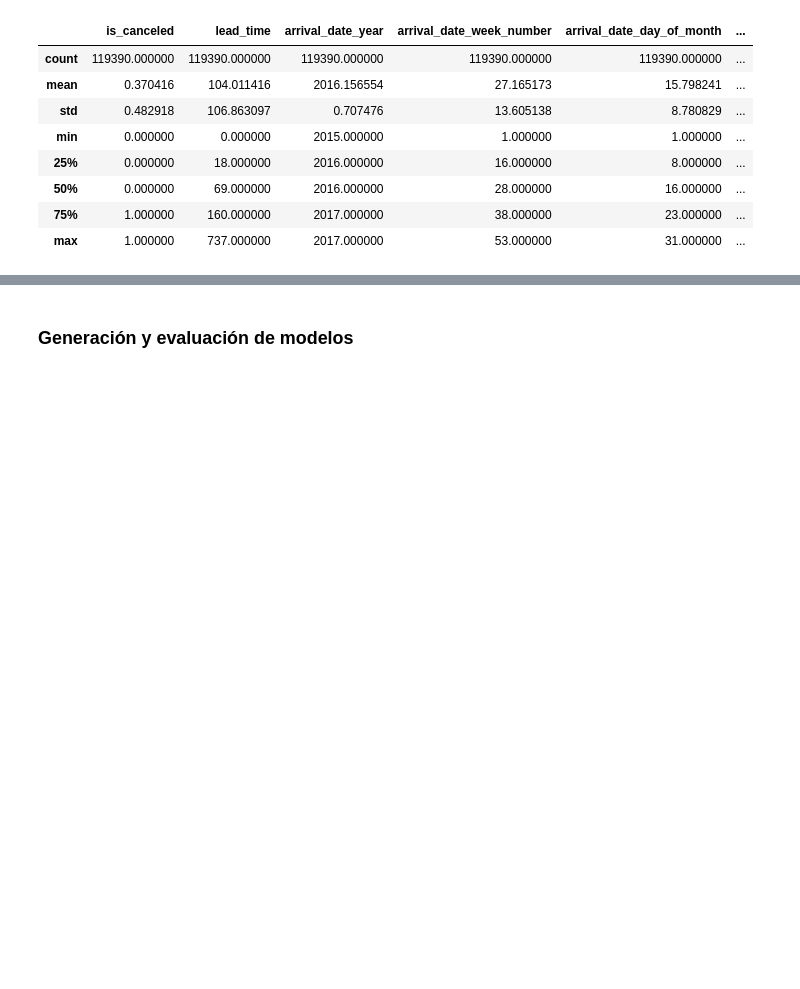
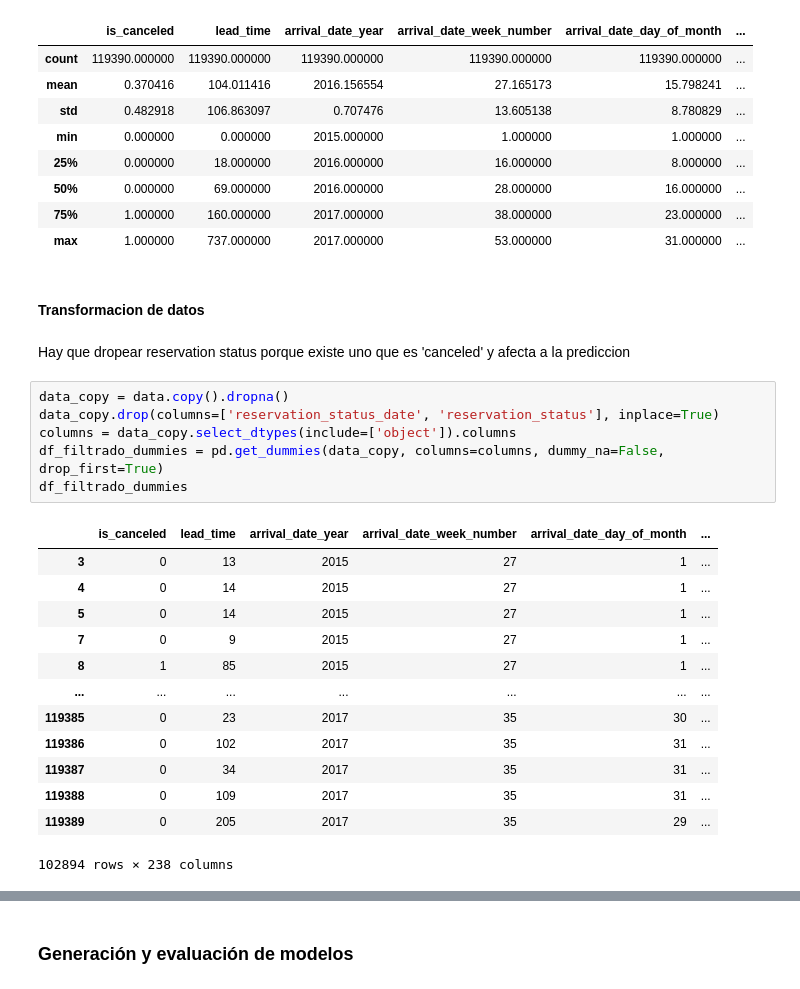
Before and after one commit to 1gnacio/orgadatos-collab-tp2, a Jupyter notebook: TP2.ipynb, the cells around one changed output, grey strips where cells are left out. Saved outputs shown, nothing was run; the diff lists cells and outputs as text; blank space fills up the shorter version.

```diff
--- a/TP2.ipynb
+++ b/TP2.ipynb
@@ -1440,3 +1432,27 @@ data.describe()
 | 50% | 0.000000 | 69.000000 | 2016.000000 | 28.000000 | 16.000000 | ... |
 | 75% | 1.000000 | 160.000000 | 2017.000000 | 38.000000 | 23.000000 | ... |
 | max | 1.000000 | 737.000000 | 2017.000000 | 53.000000 | 31.000000 | ... |
+# %% [markdown]
+#### Transformacion de datos
+# %% [markdown]
+Hay que dropear reservation status porque existe uno que es 'canceled' y afecta a la prediccion
+# %%
+data_copy = data.copy().dropna()
+data_copy.drop(columns=['reservation_status_date', 'reservation_status'], inplace=True)
+columns = data_copy.select_dtypes(include=['object']).columns
+df_filtrado_dummies = pd.get_dummies(data_copy, columns=columns, dummy_na=False, drop_first=True)
+df_filtrado_dummies
+# %% [output]
+|  | is_canceled | lead_time | arrival_date_year | arrival_date_week_number | arrival_date_day_of_month | ... |
+| 3 | 0 | 13 | 2015 | 27 | 1 | ... |
+| 4 | 0 | 14 | 2015 | 27 | 1 | ... |
+| 5 | 0 | 14 | 2015 | 27 | 1 | ... |
+| 7 | 0 | 9 | 2015 | 27 | 1 | ... |
+| 8 | 1 | 85 | 2015 | 27 | 1 | ... |
+| ... | ... | ... | ... | ... | ... | ... |
+| 119385 | 0 | 23 | 2017 | 35 | 30 | ... |
+| 119386 | 0 | 102 | 2017 | 35 | 31 | ... |
+| 119387 | 0 | 34 | 2017 | 35 | 31 | ... |
+| 119388 | 0 | 109 | 2017 | 35 | 31 | ... |
+| 119389 | 0 | 205 | 2017 | 35 | 29 | ... |
+102894 rows × 238 columns
```
Also changed, not shown: parts of 38 cells of this notebook.
